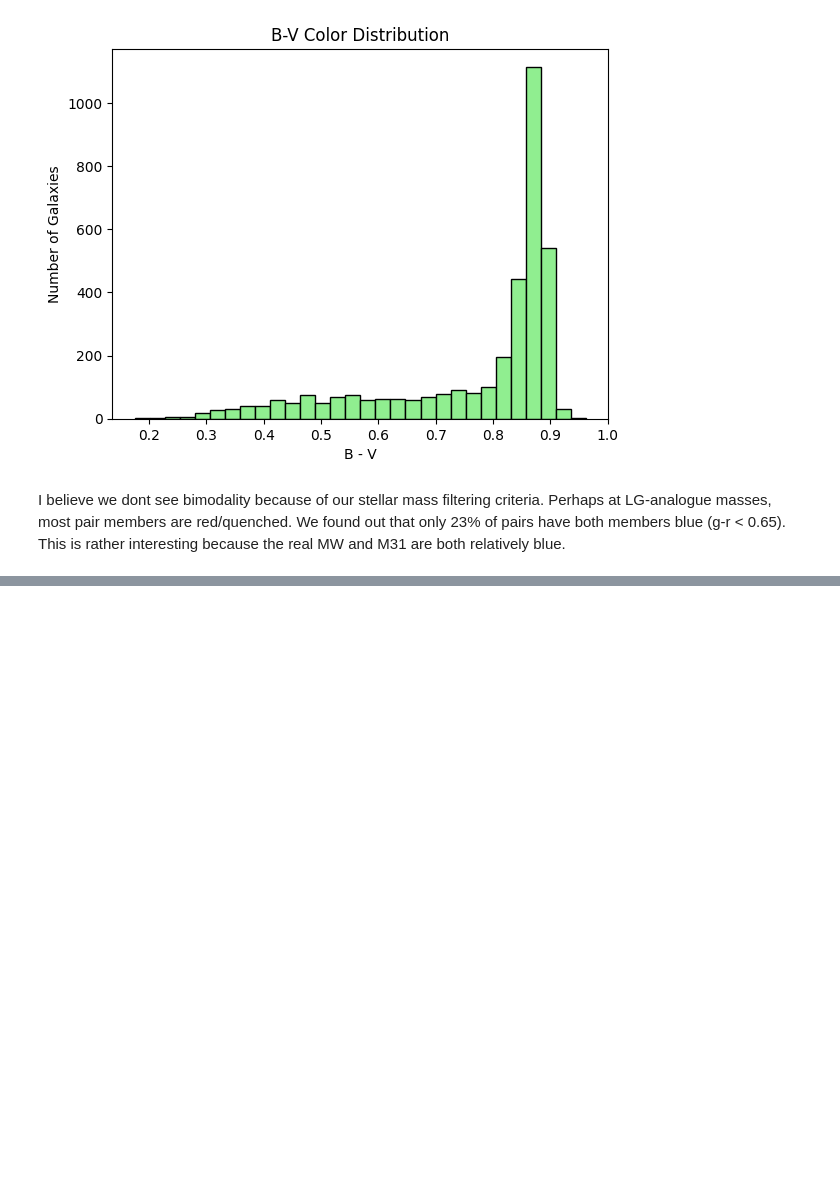
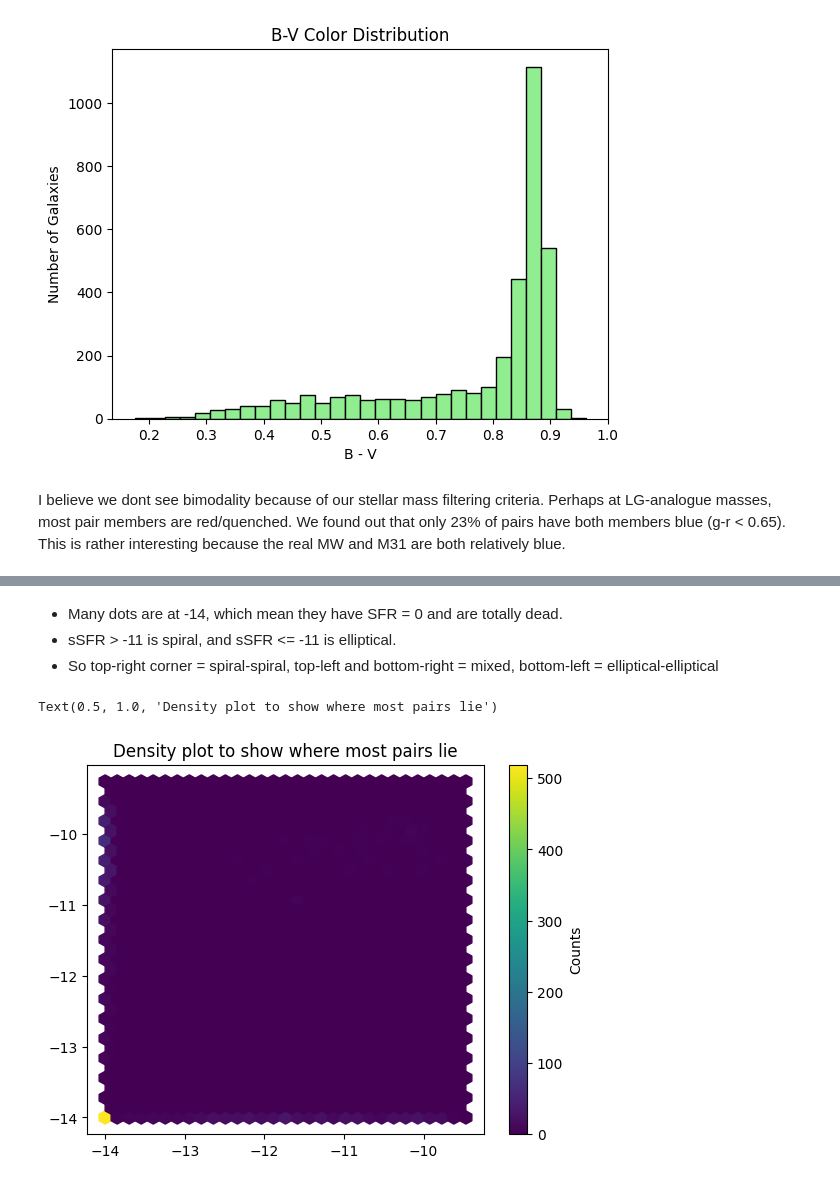
Before and after one commit to topesonen/dsp-cosmology, a Jupyter notebook: notebooks/Photometry_Analysis_central+largest-satellite.ipynb, the cells around one changed output, grey strips where cells are left out. Drawn from its saved outputs; the diff is of its cells as text; code cells hidden in the pictures; blank space fills up the shorter version.

```diff
--- a/notebooks/Photometry_Analysis_central+largest-satellite.ipynb
+++ b/notebooks/Photometry_Analysis_central+largest-satellite.ipynb
@@ -776,0 +852,11 @@ I believe we dont see bimodality because of our stellar mass filtering criteria.
+# %% [markdown]
+- Many dots are at -14, which mean they have SFR = 0 and are totally dead.
+- sSFR > -11 is spiral, and sSFR <= -11 is elliptical.
+- So top-right corner = spiral-spiral, top-left and bottom-right = mixed, bottom-left = elliptical-elliptical
+# %%
+plt.hexbin(log_ssfr1, log_ssfr2, gridsize=30)
+plt.colorbar(label="Counts")
+plt.title("Density plot to show where most pairs lie")
+# %% [output]
+Text(0.5, 1.0, 'Density plot to show where most pairs lie')
+[figure, added]
```
Also changed, not shown: parts of 25 cells of this notebook.
